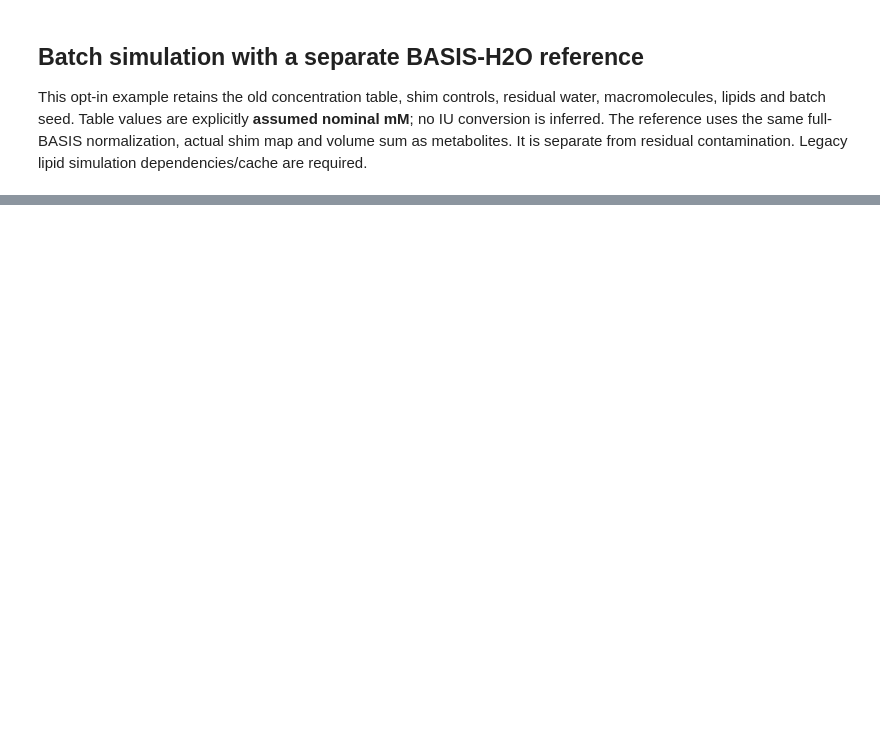
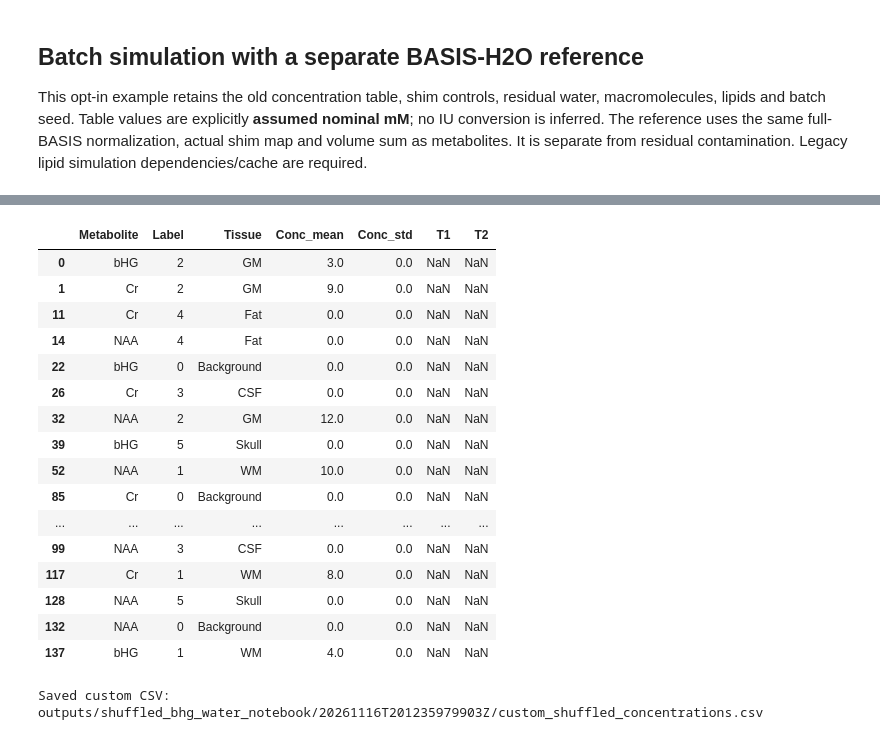
Before and after one commit to wtclarke/MRS-Digital-Phantom, a Jupyter notebook: notebooks/headless_simulation.ipynb, the cells around one changed output, grey strips where cells are left out. Drawn from its saved outputs; the diff is of its cells as text; code cells hidden in the pictures; blank space fills up the shorter version.

```diff
--- a/notebooks/headless_simulation.ipynb
+++ b/notebooks/headless_simulation.ipynb
@@ -169,0 +172,58 @@ Water provenance: {'basis_sha256': 'f0a42cf0bef1b5427d4f3f3f4e5dd35dd4406581230a
+# %%
+import pandas as pd
+from IPython.display import display
+
+custom_basis_path = Path(
+    os.environ.get(
+        'BHG_BASIS_PATH',
+        '/Users/wclarke/Documents/VoxelSystems/voxel_systems_example_basis/LCM_basis_2/SH_PRESS_TE97.BASIS')).expanduser()
+if not custom_basis_path.is_file():
+    raise FileNotFoundError('Set BHG_BASIS_PATH to your external bHG/H2O LCModel BASIS before running this section.')
+custom_basis_path = custom_basis_path.resolve()
+custom_basis = mrs_io.read_basis(str(custom_basis_path))
+from simulation.basis_h2o import load_responses
+_, _, custom_basis_metadata = load_responses(
+    custom_basis_path, frequency_origin_ppm=4.68, bandwidth_hz=2000, points=2048)
+custom_te_ms = custom_basis_metadata['sequence']['TE_ms']
+custom_metabolites = [name for name in custom_basis.names if name not in ('H2O', 'Ref0ppm')]
+custom_output = Path('outputs/shuffled_bhg_water_notebook') / datetime.now(timezone.utc).strftime('%Y%m%dT%H%M%S%fZ')
+custom_output.mkdir(parents=True, exist_ok=False)
+
+# Explicit tissue profiles keyed by metabolite; unspecified metabolites are zero.
+custom_profiles_mM = {
+    'WM': {'NAA': 10.0, 'Cr': 8.0, 'bHG': 4.0},
+    'GM': {'NAA': 12.0, 'Cr': 9.0, 'bHG': 3.0},
+    'CSF': {},
+}
+custom_rows = [
+    {'Metabolite': name, 'Label': label, 'Tissue': tissue,
+     'Conc_mean': custom_profiles_mM.get(tissue, {}).get(name, 0.0),
+     'Conc_std': 0.0, 'T1': np.nan, 'T2': np.nan}
+    for name in custom_metabolites
+    for label, tissue in enumerate(['Background', 'WM', 'GM', 'CSF', 'Fat', 'Skull'])
+]
+# NaN T2 disables additional legacy readout decay; intrinsic BASIS evolution remains.
+custom_table = pd.DataFrame(custom_rows).sample(frac=1, random_state=97).reset_index(drop=True)
+custom_csv = custom_output / 'custom_shuffled_concentrations.csv'
+custom_table.to_csv(custom_csv, index=False)
+display(custom_table.loc[custom_table.Metabolite.isin(['NAA', 'Cr', 'bHG'])])
+print('Saved custom CSV:', custom_csv)
+# %% [output]
+|  | Metabolite | Label | Tissue | Conc_mean | Conc_std | T1 | T2 |
+| 0 | bHG | 2 | GM | 3.0 | 0.0 | NaN | NaN |
+| 1 | Cr | 2 | GM | 9.0 | 0.0 | NaN | NaN |
+| 11 | Cr | 4 | Fat | 0.0 | 0.0 | NaN | NaN |
+| 14 | NAA | 4 | Fat | 0.0 | 0.0 | NaN | NaN |
+| 22 | bHG | 0 | Background | 0.0 | 0.0 | NaN | NaN |
+| 26 | Cr | 3 | CSF | 0.0 | 0.0 | NaN | NaN |
+| 32 | NAA | 2 | GM | 12.0 | 0.0 | NaN | NaN |
+| 39 | bHG | 5 | Skull | 0.0 | 0.0 | NaN | NaN |
+| 52 | NAA | 1 | WM | 10.0 | 0.0 | NaN | NaN |
+| 85 | Cr | 0 | Background | 0.0 | 0.0 | NaN | NaN |
+| ... | ... | ... | ... | ... | ... | ... | ... |
+| 99 | NAA | 3 | CSF | 0.0 | 0.0 | NaN | NaN |
+| 117 | Cr | 1 | WM | 8.0 | 0.0 | NaN | NaN |
+| 128 | NAA | 5 | Skull | 0.0 | 0.0 | NaN | NaN |
+| 132 | NAA | 0 | Background | 0.0 | 0.0 | NaN | NaN |
+| 137 | bHG | 1 | WM | 4.0 | 0.0 | NaN | NaN |
+Saved custom CSV: outputs/shuffled_bhg_water_notebook/20261116T201235979903Z/custom_shuffled_concentrations.csv
```
Also changed, not shown: parts of 7 cells of this notebook, 14 other files.
